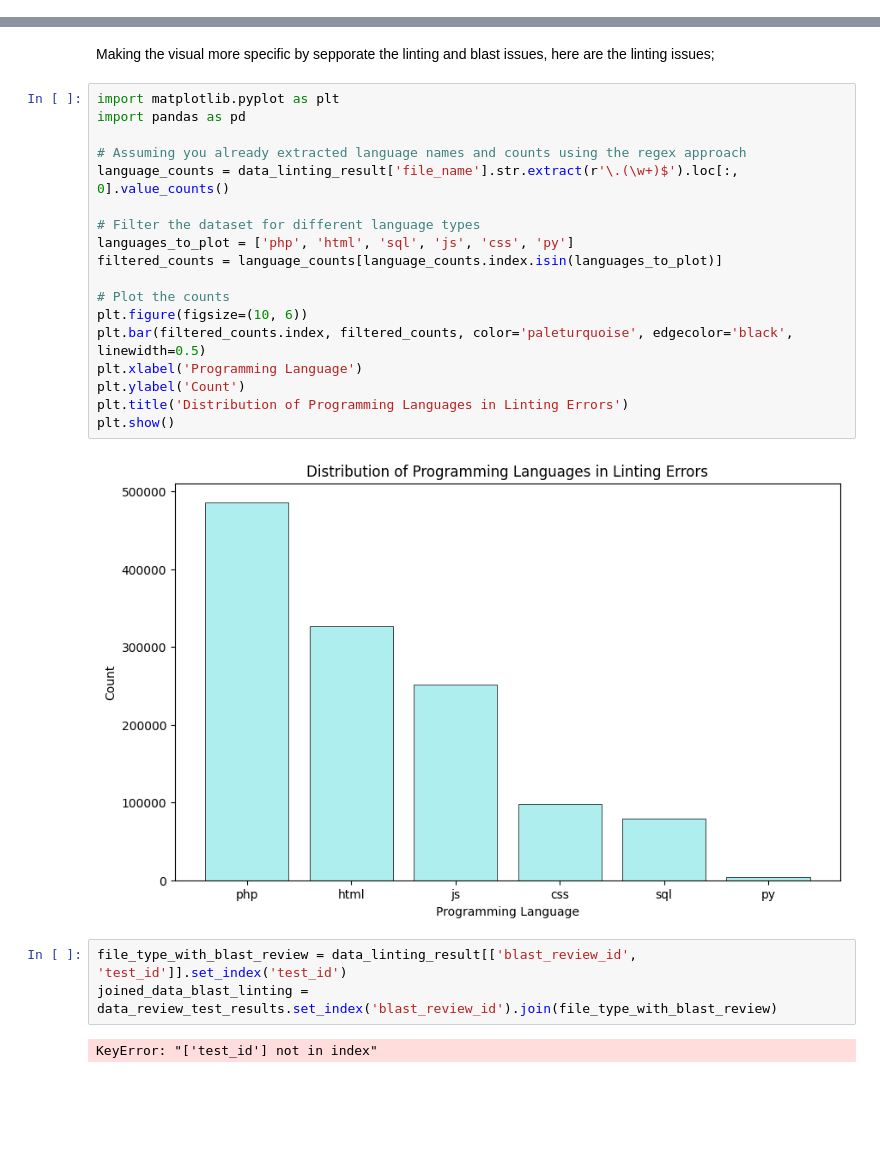
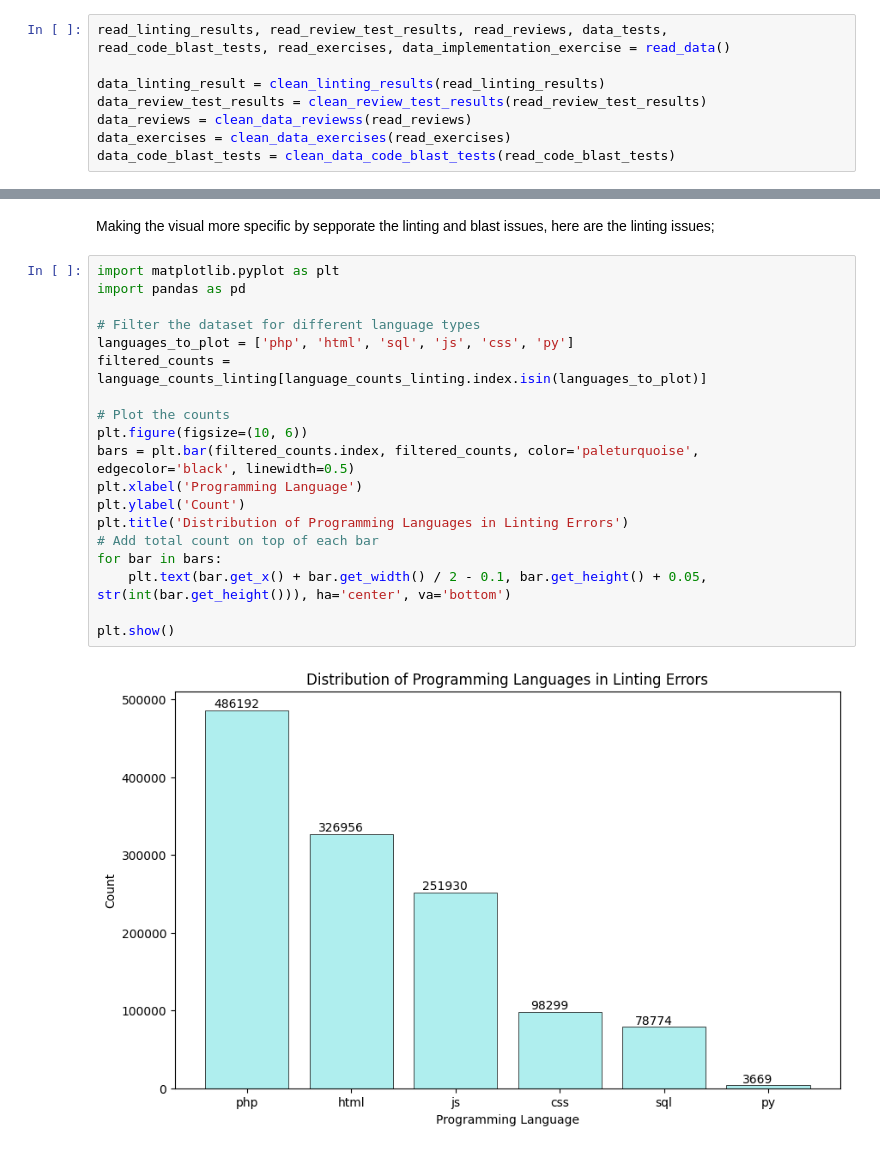
Before and after one commit to joramswarts/Bit-academy-blast-errors, a Jupyter notebook: test_types.ipynb, the cells around one changed output, grey strips where cells are left out. Cells and saved outputs as stored; diff of their text form; blank space fills up the shorter version.

Commit message:
Big update, visuals

```diff
--- a/test_types.ipynb
+++ b/test_types.ipynb
@@ -51,0 +19,8 @@ data_linting_result
+# %%
+read_linting_results, read_review_test_results, read_reviews, data_tests, read_code_blast_tests, read_exercises, data_implementation_exercise = read_data()
+
+data_linting_result = clean_linting_results(read_linting_results)
+data_review_test_results = clean_review_test_results(read_review_test_results)
+data_reviews = clean_data_reviewss(read_reviews)
+data_exercises = clean_data_exercises(read_exercises)
+data_code_blast_tests = clean_data_code_blast_tests(read_code_blast_tests)
@@ -131,25 +184,21 @@ Making the visual more specific by sepporate the linting and blast issues, here
 # %%
 import matplotlib.pyplot as plt
 import pandas as pd
 
-# Assuming you already extracted language names and counts using the regex approach
-language_counts = data_linting_result['file_name'].str.extract(r'\.(\w+)$').loc[:, 0].value_counts()
-
 # Filter the dataset for different language types
 languages_to_plot = ['php', 'html', 'sql', 'js', 'css', 'py']
-filtered_counts = language_counts[language_counts.index.isin(languages_to_plot)]
+filtered_counts = language_counts_linting[language_counts_linting.index.isin(languages_to_plot)]
 
 # Plot the counts
 plt.figure(figsize=(10, 6))
-plt.bar(filtered_counts.index, filtered_counts, color='paleturquoise', edgecolor='black', linewidth=0.5)
+bars = plt.bar(filtered_counts.index, filtered_counts, color='paleturquoise', edgecolor='black', linewidth=0.5)
 plt.xlabel('Programming Language')
 plt.ylabel('Count')
 plt.title('Distribution of Programming Languages in Linting Errors')
+# Add total count on top of each bar
+for bar in bars:
+    plt.text(bar.get_x() + bar.get_width() / 2 - 0.1, bar.get_height() + 0.05, str(int(bar.get_height())), ha='center', va='bottom')
+
 plt.show()
 # %% [output]
-[figure, old version]
+[figure, new version]
-# %%
-file_type_with_blast_review = data_linting_result[['blast_review_id', 'test_id']].set_index('test_id')
-joined_data_blast_linting = data_review_test_results.set_index('blast_review_id').join(file_type_with_blast_review)
-# %% [output]
-KeyError: "['test_id'] not in index"
```
Also changed, not shown: parts of 21 cells of this notebook.
